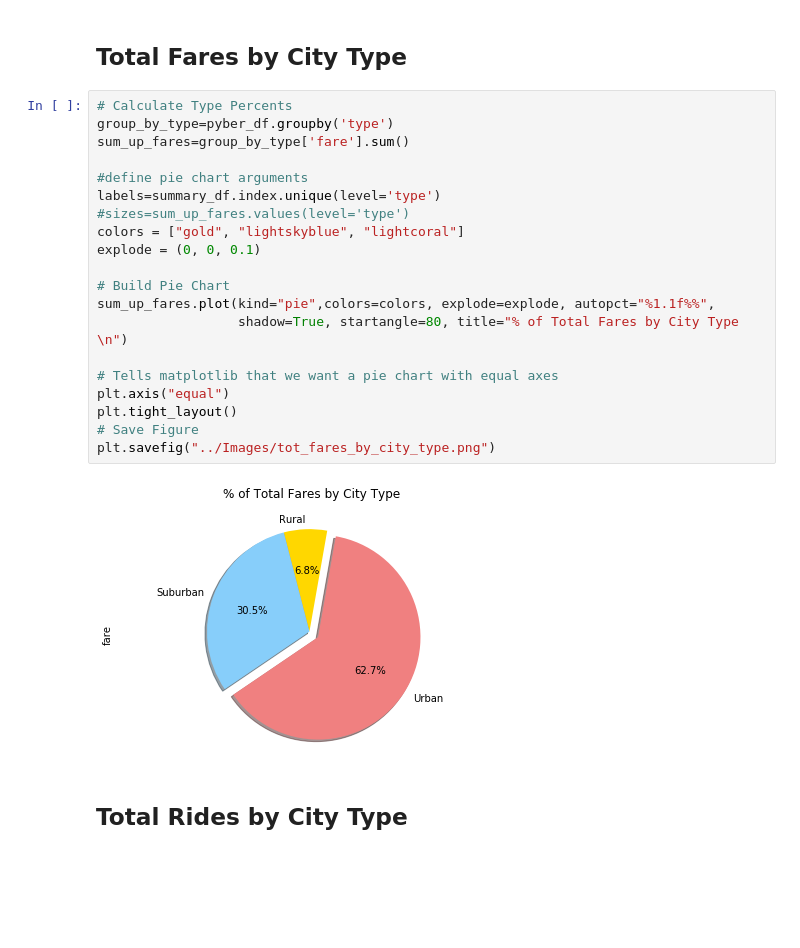
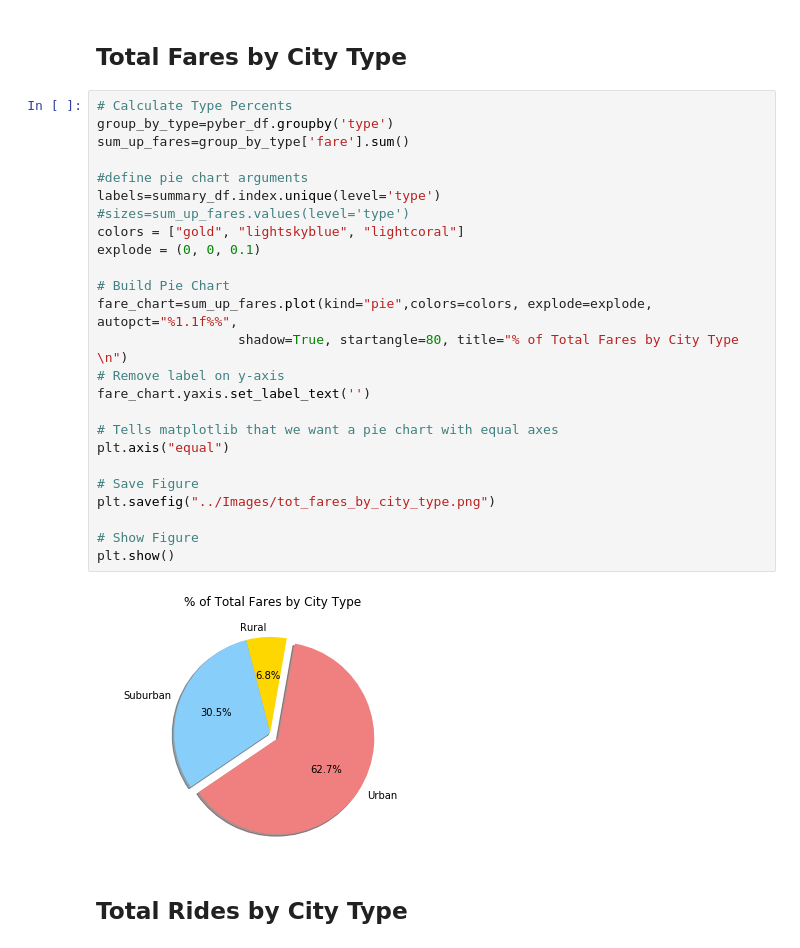
Before and after one commit to aeclaman/matplotlib, a Jupyter notebook: Pyber/pyber_starter.ipynb, the cells around one changed output. Cells and saved outputs as stored; diff of their text form; blank space fills up the shorter version.

```diff
--- a/Pyber/pyber_starter.ipynb
+++ b/Pyber/pyber_starter.ipynb
@@ -117,25 +92,30 @@ plt.savefig("../Images/scatter_pyber_ride_sharing2.png")
 # %%
 # Calculate Type Percents
 group_by_type=pyber_df.groupby('type')
 sum_up_fares=group_by_type['fare'].sum()
 
 #define pie chart arguments
 labels=summary_df.index.unique(level='type')
 #sizes=sum_up_fares.values(level='type')
 colors = ["gold", "lightskyblue", "lightcoral"]
 explode = (0, 0, 0.1)
 
 # Build Pie Chart
-sum_up_fares.plot(kind="pie",colors=colors, explode=explode, autopct="%1.1f%%",
+fare_chart=sum_up_fares.plot(kind="pie",colors=colors, explode=explode, autopct="%1.1f%%",
                   shadow=True, startangle=80, title="% of Total Fares by City Type \n")
+# Remove label on y-axis
+fare_chart.yaxis.set_label_text('')
 
 # Tells matplotlib that we want a pie chart with equal axes
 plt.axis("equal")
-plt.tight_layout()
+
 # Save Figure
 plt.savefig("../Images/tot_fares_by_city_type.png")
+
+# Show Figure
+plt.show()
 # %% [output]
-[figure, old version]
+[figure, new version]
 # %% [markdown]
 ## Total Rides by City Type
 # %%
```
Also changed, not shown: parts of 6 cells of this notebook, 5 other files.
